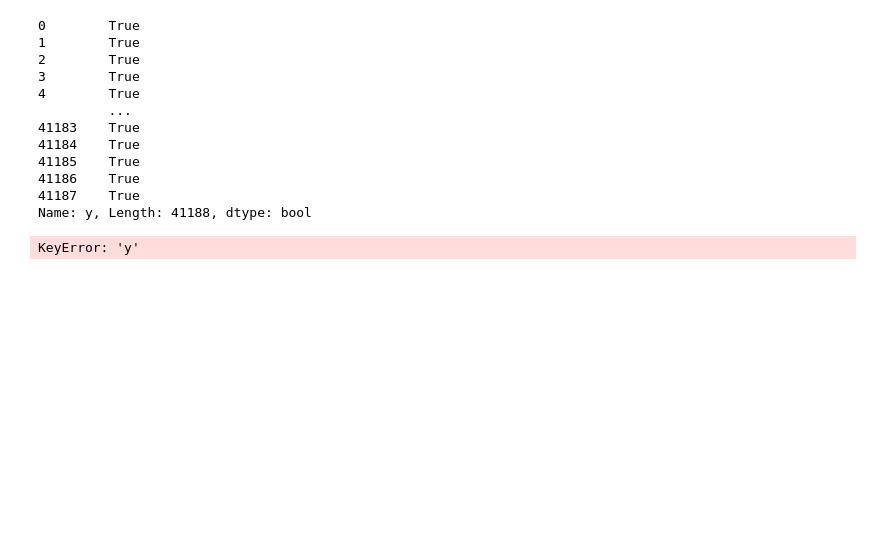
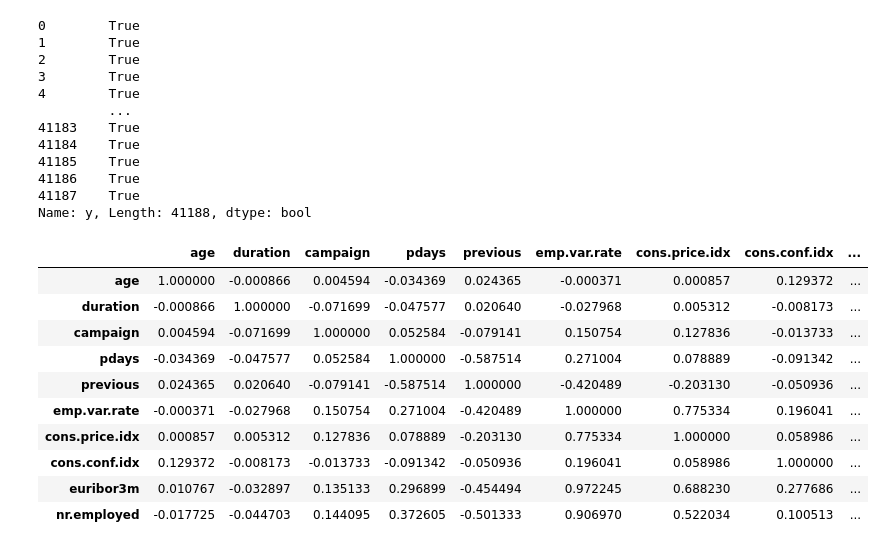
Before and after one commit to EmpireDemocratiqueDuPoulpe/4MLSP-Project, a Jupyter notebook: notebooks/MP_DataAnalysis.ipynb, the cells around one changed output. Saved outputs shown, nothing was run; the diff lists cells and outputs as text; code cells hidden in the pictures; blank space fills up the shorter version.

```diff
--- a/notebooks/MP_DataAnalysis.ipynb
+++ b/notebooks/MP_DataAnalysis.ipynb
@@ -292,6 +310,16 @@ data.y.astype(bool)
 41187    True
 Name: y, Length: 41188, dtype: bool
 # %%
-data.corr()["y"].sort_values()
+data.corr()
 # %% [output]
-KeyError: 'y'
+|  | age | duration | campaign | pdays | previous | emp.var.rate | cons.price.idx | cons.conf.idx | ... |
+| age | 1.000000 | -0.000866 | 0.004594 | -0.034369 | 0.024365 | -0.000371 | 0.000857 | 0.129372 | ... |
+| duration | -0.000866 | 1.000000 | -0.071699 | -0.047577 | 0.020640 | -0.027968 | 0.005312 | -0.008173 | ... |
+| campaign | 0.004594 | -0.071699 | 1.000000 | 0.052584 | -0.079141 | 0.150754 | 0.127836 | -0.013733 | ... |
+| pdays | -0.034369 | -0.047577 | 0.052584 | 1.000000 | -0.587514 | 0.271004 | 0.078889 | -0.091342 | ... |
+| previous | 0.024365 | 0.020640 | -0.079141 | -0.587514 | 1.000000 | -0.420489 | -0.203130 | -0.050936 | ... |
+| emp.var.rate | -0.000371 | -0.027968 | 0.150754 | 0.271004 | -0.420489 | 1.000000 | 0.775334 | 0.196041 | ... |
+| cons.price.idx | 0.000857 | 0.005312 | 0.127836 | 0.078889 | -0.203130 | 0.775334 | 1.000000 | 0.058986 | ... |
+| cons.conf.idx | 0.129372 | -0.008173 | -0.013733 | -0.091342 | -0.050936 | 0.196041 | 0.058986 | 1.000000 | ... |
+| euribor3m | 0.010767 | -0.032897 | 0.135133 | 0.296899 | -0.454494 | 0.972245 | 0.688230 | 0.277686 | ... |
+| nr.employed | -0.017725 | -0.044703 | 0.144095 | 0.372605 | -0.501333 | 0.906970 | 0.522034 | 0.100513 | ... |
```
Also changed, not shown: parts of 8 cells of this notebook.
